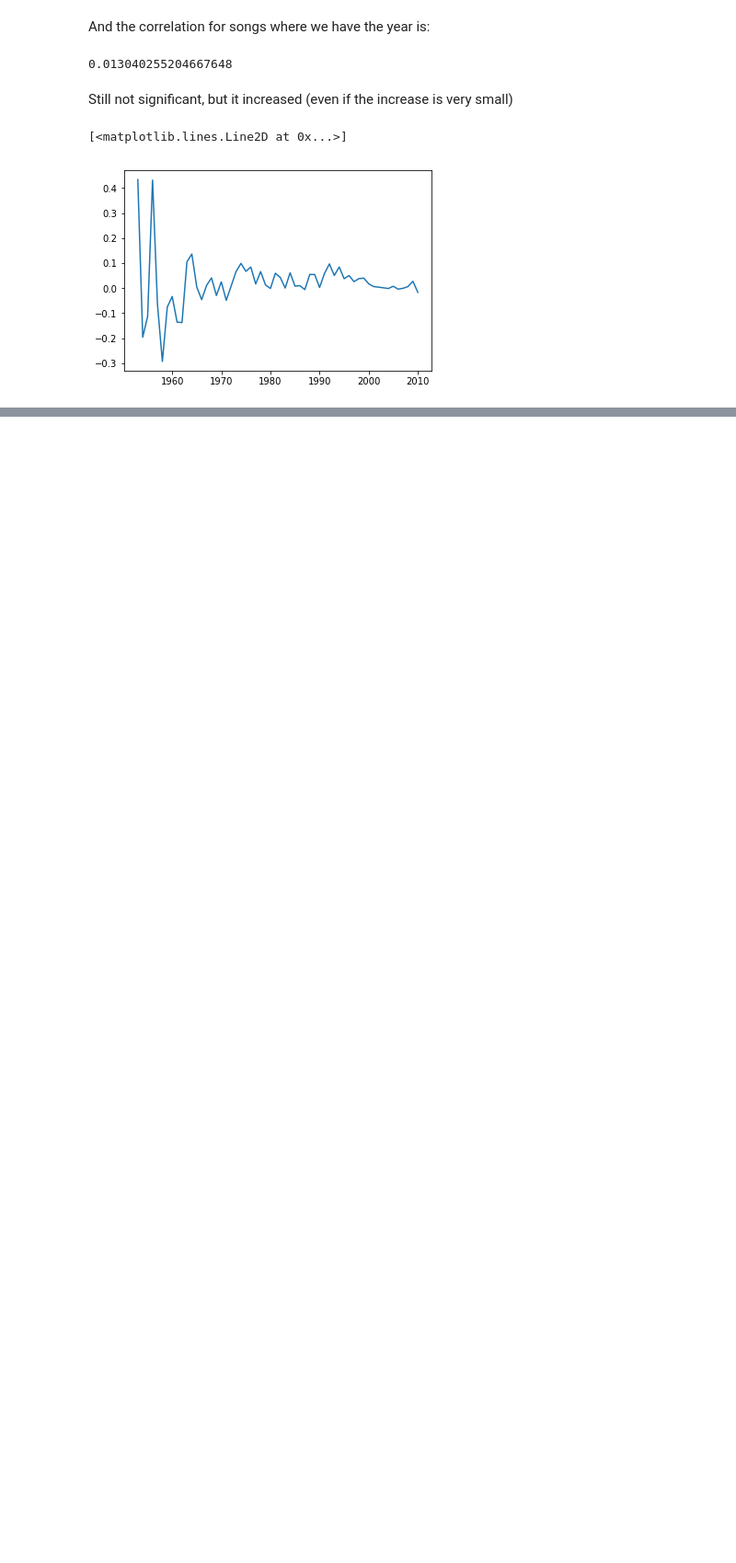
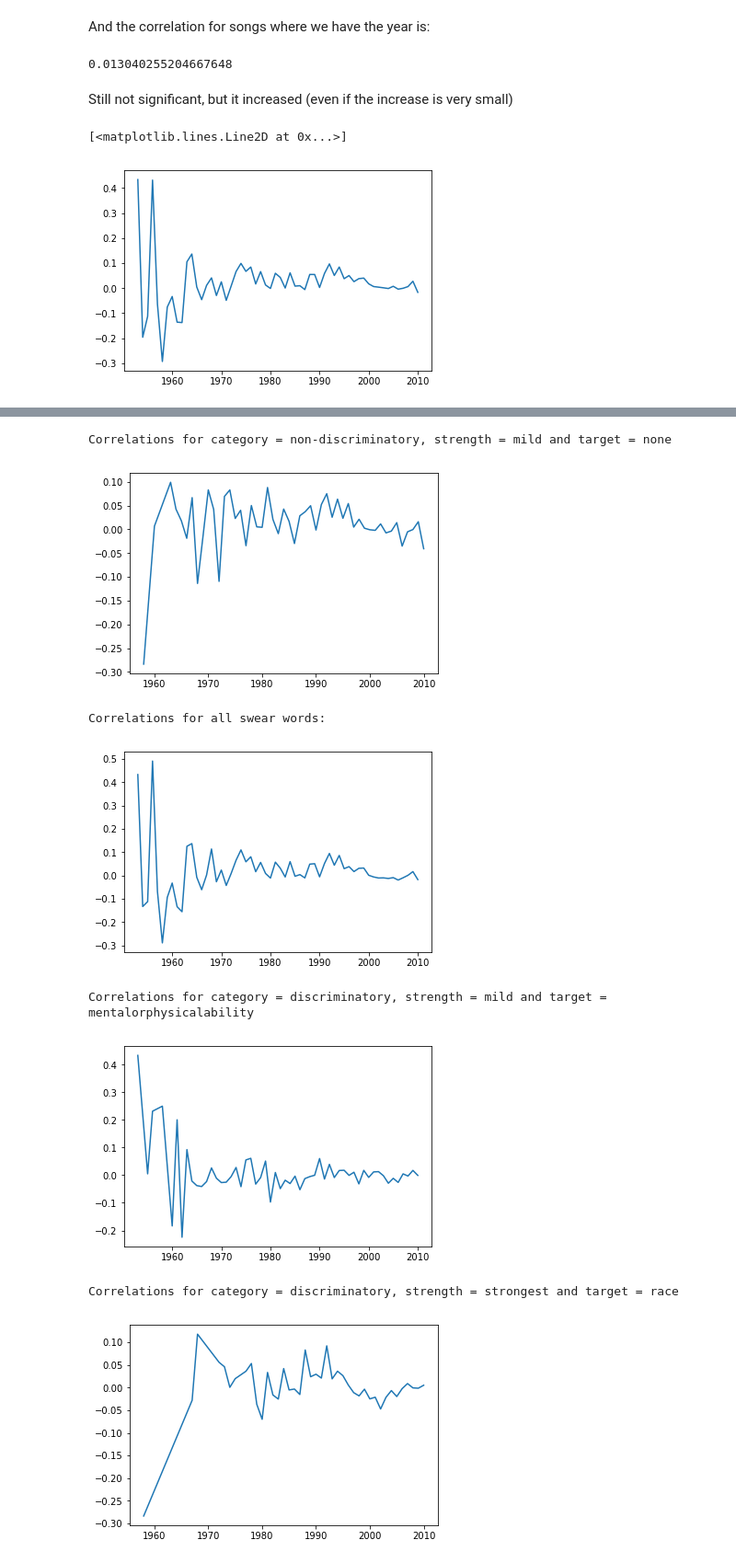
Before and after one commit to Victor-Palacios/epfl_ada, a Jupyter notebook: Project/main_nb.ipynb, the cells around one changed output, grey strips where cells are left out. Shown: that part at 92% size. Drawn from its saved outputs; the diff is of its cells as text; code cells hidden in the pictures; blank space fills up the shorter version.

```diff
--- a/Project/main_nb.ipynb
+++ b/Project/main_nb.ipynb
@@ -174,0 +242,15 @@ plt.plot(year_correlation.year.tolist(), year_correlation.correlation.tolist())
+# %%
+all_combinations = track_off.reset_index()[["category", "strength", "target"]].drop_duplicates()
+all_combinations = all_combinations.fillna("none")
+for i in range(all_combinations.shape[0]):
+    row = all_combinations.iloc[i]
+    correlate_for_swear_attributes(track_off, row["category"], row["strength"], row["target"])
+# %% [output]
+Correlations for category = non-discriminatory, strength = mild and target = none
+[figure, added]
+Correlations for all swear words:
+[figure, added]
+Correlations for category = discriminatory, strength = mild and target = mentalorphysicalability
+[figure, added]
+Correlations for category = discriminatory, strength = strongest and target = race
+[figure, added]
```
Also changed, not shown: parts of 7 cells of this notebook.
